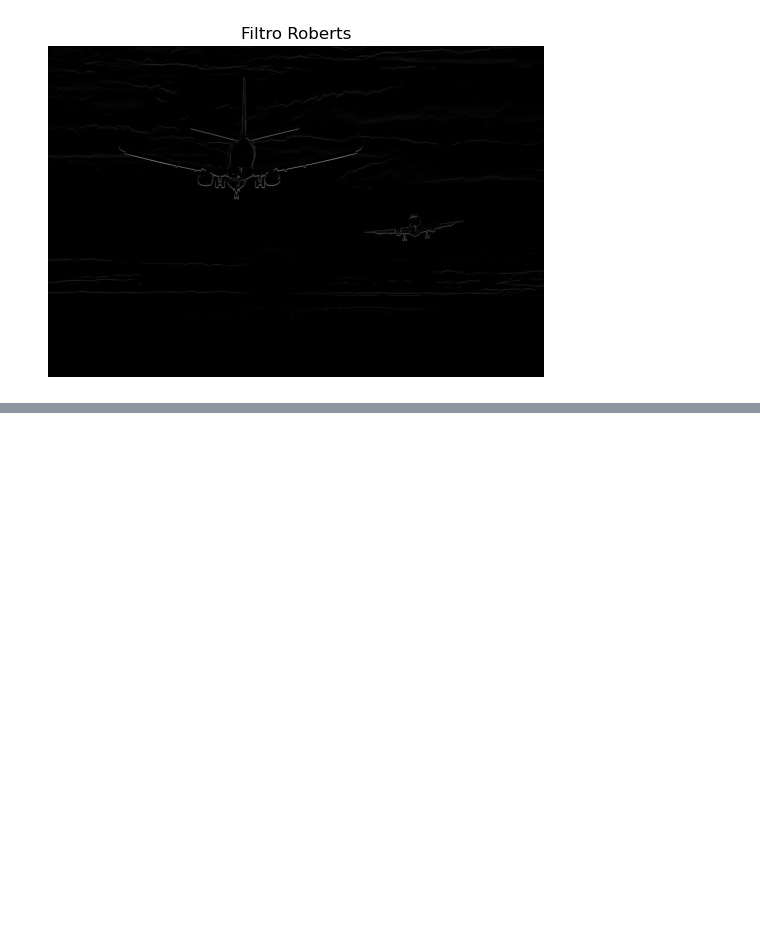
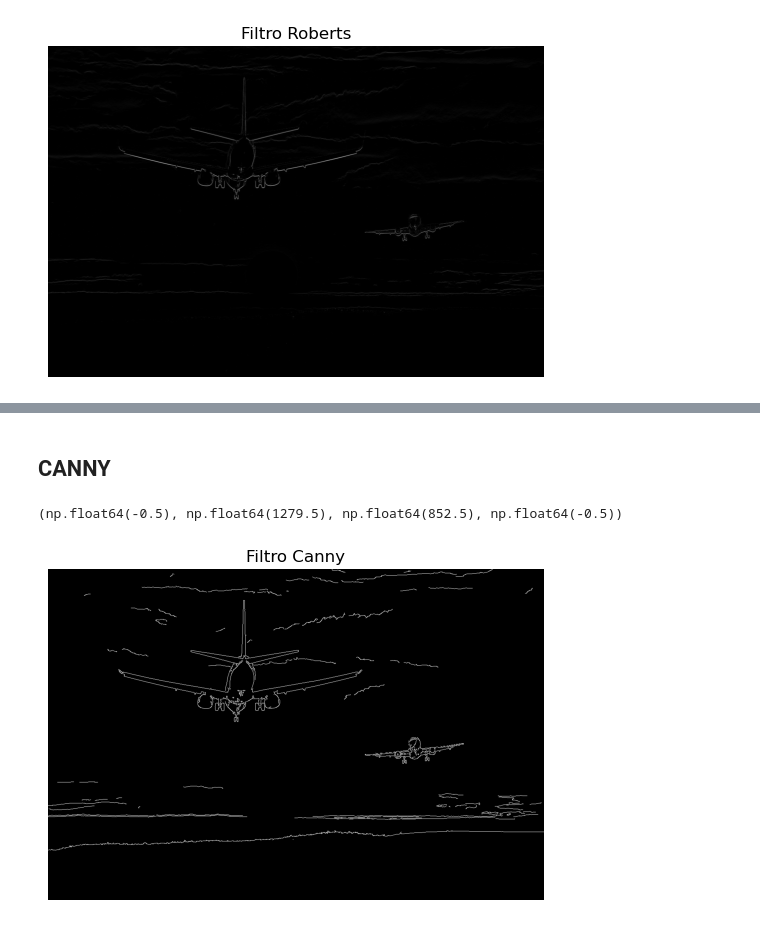
Before and after one commit to Iamvalentina2020/pdi26, a Jupyter notebook: CLASE05052026/borde.ipynb, the cells around one changed output, grey strips where cells are left out. Saved outputs shown, nothing was run; the diff lists cells and outputs as text; code cells hidden in the pictures; blank space fills up the shorter version.

```diff
--- a/CLASE05052026/borde.ipynb
+++ b/CLASE05052026/borde.ipynb
@@ -153,0 +210,20 @@ plt.show()
+# %% [markdown]
+## CANNY
+# %%
+import cv2
+import numpy as np
+import matplotlib.pyplot as plt
+
+def filtro_canny(img,umbral_bajo=100,umbral_alto=200):
+    img_gris = cv2.cvtColor(img, cv2.COLOR_BGR2GRAY)
+    bordes=cv2.Canny(img_gris,umbral_bajo,umbral_alto)
+    return bordes
+
+img = cv2.imread('imagen1.jpg')
+canny_result = filtro_canny(img)
+plt.imshow(canny_result, cmap='gray')
+plt.title('Filtro Canny')
+plt.axis('off')
+# %% [output]
+(np.float64(-0.5), np.float64(1279.5), np.float64(852.5), np.float64(-0.5))
+[figure, added]
```
Also changed, not shown: parts of 5 cells of this notebook.
